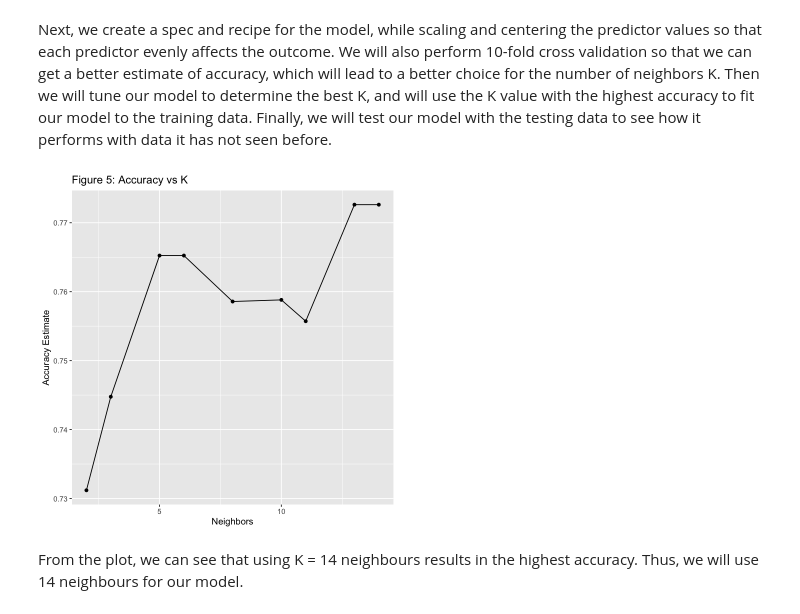
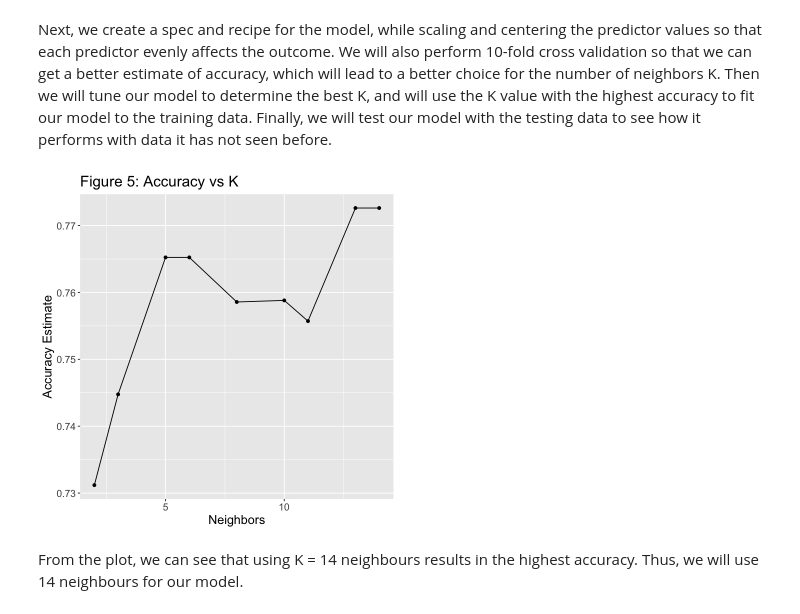
Before and after one commit to jennalenoble/covid_data, a Jupyter notebook: diabetes_classification.ipynb, the cells around one changed output. Saved outputs shown, nothing was run; the diff lists cells and outputs as text; code cells hidden in the pictures.

Commit message:
updated plots

```diff
--- a/diabetes_classification.ipynb
+++ b/diabetes_classification.ipynb
@@ -143,35 +147,36 @@ knn_spec <- nearest_neighbor(weight_func = "rectangular", neighbors = 5) |>
 
 diabetes_data_recipe <- recipe(diabetes ~ ., data = diabetes_data) |>
                         step_scale(all_predictors()) |>
                         step_center(all_predictors())
 
 diabetes_vfold <- vfold_cv(diabetes_train, v = 10, strata = diabetes)
 
 diabetes_fit <- workflow() |>
        add_recipe(diabetes_data_recipe) |>
        add_model(knn_spec) |>
        fit_resamples(resamples = diabetes_vfold)
 knn_tune <- nearest_neighbor(weight_func = "rectangular", neighbors = tune()) |>
        set_engine("kknn") |>
        set_mode("classification")
 
 knn_results <- workflow() |>
        add_recipe(diabetes_data_recipe) |>
        add_model(knn_tune) |>
        tune_grid(resamples = diabetes_vfold, grid = 10) |>
        collect_metrics()
 
 accuracies <- knn_results |>
        filter(.metric == "accuracy")
 
 accuracy_versus_k <- ggplot(accuracies, aes(x = neighbors, y = mean))+
        geom_point() +
        geom_line() +
        labs(x = "Neighbors", y = "Accuracy Estimate") +
-        ggtitle("Figure 5: Accuracy vs K")
+        ggtitle("Figure 5: Accuracy vs K") +
+        theme(text = element_text(size = 15))
 accuracy_versus_k
 # %% [output]
-[figure, old version]
+[figure, new version]
 # %% [markdown]
 From the plot, we can see that using K = 14 neighbours results in the highest accuracy. Thus, we will use 14 neighbours for our model.
 # %%
```
Also changed, not shown: parts of 1 cell of this notebook.
